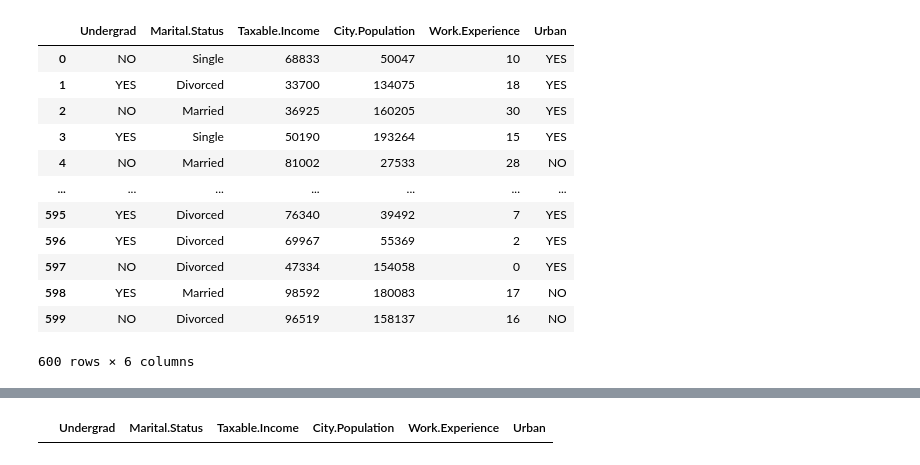
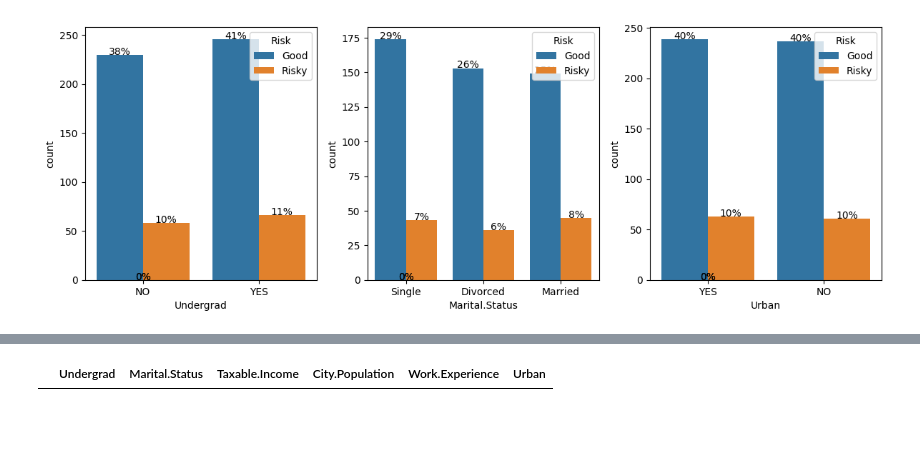
Before and after one commit to GrimmXoXo/Machine-Learning-Techniques-Implementation, a Jupyter notebook: Decision Tree/Fraud_check.ipynb, the cells around one changed output, grey strips where cells are left out. Drawn from its saved outputs; the diff is of its cells as text; code cells hidden in the pictures; blank space fills up the shorter version.

Commit message:
Added Visualization

```diff
--- a/Decision Tree/Fraud_check.ipynb
+++ b/Decision Tree/Fraud_check.ipynb
@@ -5,19 +5,38 @@ import matplotlib.pyplot as plt
 import seaborn as sns
 # %%
 data=pd.read_csv('Fraud_check.csv')
-# %%
-data
-# %% [output]
-|  | Undergrad | Marital.Status | Taxable.Income | City.Population | Work.Experience | Urban |
-| 0 | NO | Single | 68833 | 50047 | 10 | YES |
-| 1 | YES | Divorced | 33700 | 134075 | 18 | YES |
-| 2 | NO | Married | 36925 | 160205 | 30 | YES |
-| 3 | YES | Single | 50190 | 193264 | 15 | YES |
-| 4 | NO | Married | 81002 | 27533 | 28 | NO |
-| ... | ... | ... | ... | ... | ... | ... |
-| 595 | YES | Divorced | 76340 | 39492 | 7 | YES |
-| 596 | YES | Divorced | 69967 | 55369 | 2 | YES |
-| 597 | NO | Divorced | 47334 | 154058 | 0 | YES |
-| 598 | YES | Married | 98592 | 180083 | 17 | NO |
-| 599 | NO | Divorced | 96519 | 158137 | 16 | NO |
-600 rows × 6 columns
+# %%
+
+df = pd.DataFrame(data)
+
+# Define Risk based on Taxable Income
+df['Risk'] = df['Taxable.Income'].apply(lambda x: 'Risky' if x <= 30000 else 'Good')
+
+# Plot count plots for categorical variables with percentages
+plt.figure(figsize=(12, 8))
+
+plt.subplot(2, 3, 1)
+sns.countplot(data=df, x='Undergrad', hue='Risk')
+total = len(df['Undergrad'])
+for p in plt.gca().patches:
+    height = p.get_height()
+    plt.text(p.get_x() + p.get_width() / 2., height + 0.1, '{:.0f}%'.format((height / total) * 100), ha="center")
+
+plt.subplot(2, 3, 2)
+sns.countplot(data=df, x='Marital.Status', hue='Risk')
+total = len(df['Marital.Status'])
+for p in plt.gca().patches:
+    height = p.get_height()
+    plt.text(p.get_x() + p.get_width() / 2., height + 0.1, '{:.0f}%'.format((height / total) * 100), ha="center")
+
+plt.subplot(2, 3, 3)
+sns.countplot(data=df, x='Urban', hue='Risk')
+total = len(df['Urban'])
+for p in plt.gca().patches:
+    height = p.get_height()
+    plt.text(p.get_x() + p.get_width() / 2., height + 0.1, '{:.0f}%'.format((height / total) * 100), ha="center")
+
+plt.tight_layout()
+plt.show()
+# %% [output]
+[figure, added]
```
Also changed, not shown: parts of 4 cells of this notebook.
